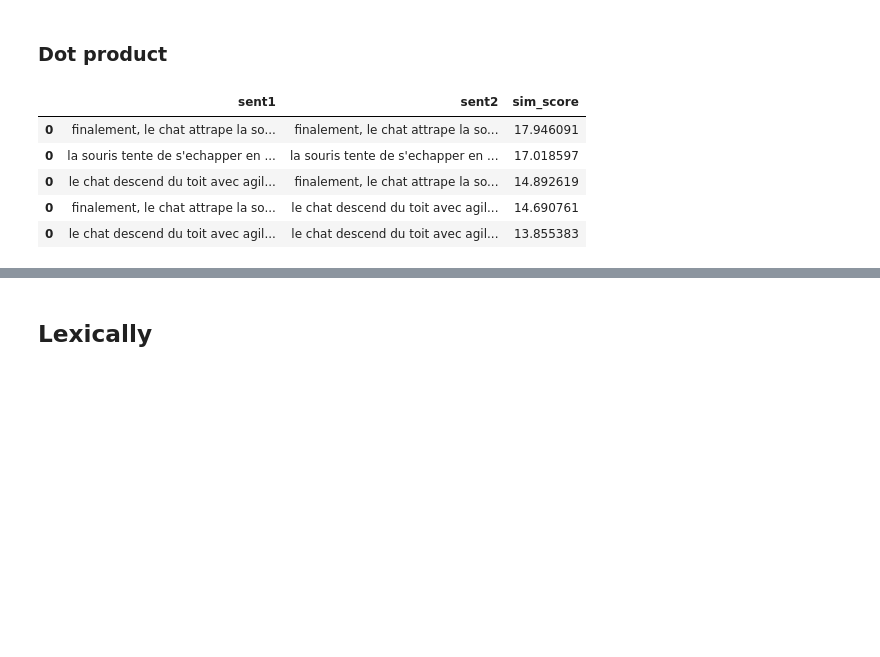
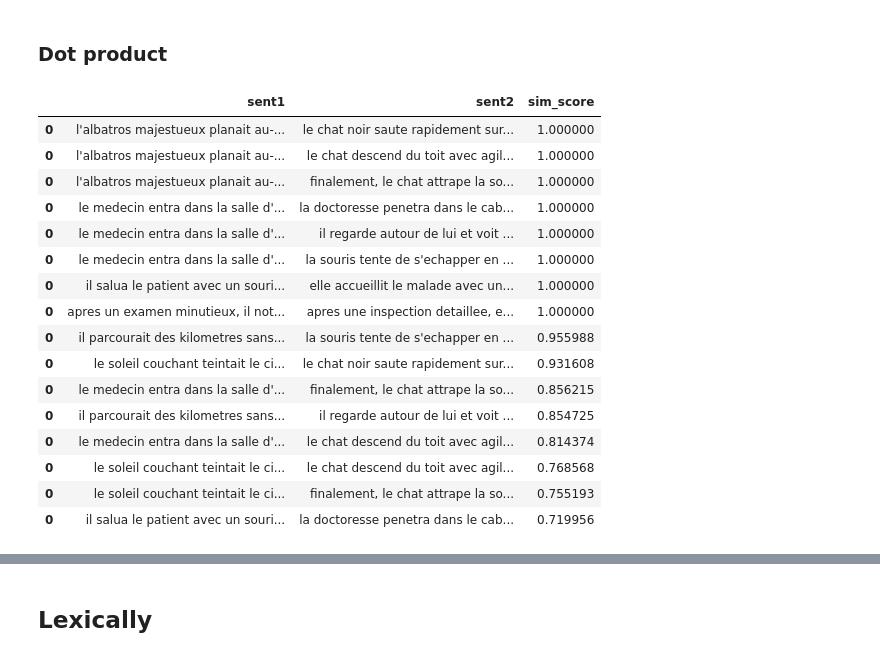
Before and after one commit to nacefbm/keywords_2024, a Jupyter notebook: CLEMENT_text_comp/text_comp.ipynb, the cells around one changed output, grey strips where cells are left out. Cells and saved outputs as stored; diff of their text form; code cells hidden in the pictures; blank space fills up the shorter version.

```diff
--- a/CLEMENT_text_comp/text_comp.ipynb
+++ b/CLEMENT_text_comp/text_comp.ipynb
@@ -123,7 +127,7 @@ cherchant des indices sur le développement des nouvelles molécules.
 # %%
 text_5 = "Chronic Obstructive Pulmonary Disease (COPD) remains a significant global health challenge, characterized by persistent respiratory symptoms and airflow limitation due to airway and/or alveolar abnormalities. Recent advances in COPD management focus on personalized medicine, targeting specific phenotypes and endotypes to optimize therapeutic outcomes. Inhaled bronchodilators, such as long-acting beta-agonists (LABAs) and long-acting muscarinic antagonists (LAMAs), remain the cornerstone of pharmacotherapy. However, the advent of biologics, particularly monoclonal antibodies targeting interleukins implicated in the inflammatory process, holds promise for patients with eosinophilic COPD. Additionally, non-pharmacological interventions, including pulmonary rehabilitation and lifestyle modifications like smoking cessation, play crucial roles in comprehensive COPD care. Innovative approaches, such as telemedicine and digital health tools, are enhancing patient monitoring and adherence, ultimately improving quality of life and reducing exacerbation rates. As research continues, the integration of genomics and biomarkers in routine practice could further refine treatment strategies, offering a more tailored approach to COPD management."
 # %%
-THRESHOLD = 0.80
+THRESHOLD = 0.70
 MODULARITY = "greedy"
 # %% [markdown]
 ### diffchecker - exact matching
@@ -188,8 +188,8 @@ def break_into_chunks(text, split = 'sentences'):
 #input_2 = "A fast, brown fox leaps over a sleepy dog. this black cat likes water."
 #input_1 = "proie: Nul ne vit més se il ne proie. Por ce dirai l'estat du monde, Qui de toz biens se vuide et monde. Relegieus premierement Deussent vivre saintement, Ce croi, selonc m'entencion. Si a double religion: Li un sont moine blanc et noir"
 #input_2 = "proie: nul ne vit plus que de proies. C'est pourquoi je vais dire l'état où est ce monde, qui de tout bien se vide et s'émonde. Tout d'abord, les religieux devraient vivre saintement: c'est mon avis. Or, ils sont de deux sortes: les uns sont des moines blancs ou noirs"
-input_1 = text_1
-input_2 = text_2
+input_1 = text_3
+input_2 = text_4
 
 text1_norm = normalize_text(input_1)
 text2_norm = normalize_text(input_2)
@@ -372,6 +374,15 @@ def color_sim_score(val):
     cmap = plt.cm.plasma  # Use 'plasma' colormap for visualization
     color = cmap(val)  # Get color based on value
     return f'background-color: {color}'
+
+def dist_to_sim(matrix):
+    return 1/(1+matrix)
+
+
+def normalize_matrix(matrix):
+    scaler = MinMaxScaler()
+    scaled_matrix = scaler.fit_transform(matrix)
+    return scaled_matrix
 # %% [markdown]
 ## Semantically
 # %% [markdown]
@@ -468,17 +436,30 @@ inner_product_matrix = np.zeros((num_embeddings1, num_embeddings2))
 for i in range(num_embeddings1):
     for j in range(num_embeddings2):
         inner_product_matrix[i, j] = np.dot(embeddings1[i], embeddings2[j])
+
+inner_product_matrix = normalize_matrix(inner_product_matrix)
 # %%
 sim_df_in_prod = pd.DataFrame(inner_product_matrix)
 df_comp_in_prod = get_comp_sentences(sim_df_in_prod, chunks_1, chunks_2)
-df_comp_in_prod.head()
+df_comp_in_prod.head(20)
 # %% [output]
 |  | sent1 | sent2 | sim_score |
-| 0 | finalement, le chat attrape la so... | finalement, le chat attrape la so... | 17.946091 |
-| 0 | la souris tente de s'echapper en ... | la souris tente de s'echapper en ... | 17.018597 |
-| 0 | le chat descend du toit avec agil... | finalement, le chat attrape la so... | 14.892619 |
-| 0 | finalement, le chat attrape la so... | le chat descend du toit avec agil... | 14.690761 |
-| 0 | le chat descend du toit avec agil... | le chat descend du toit avec agil... | 13.855383 |
+| 0 | l'albatros majestueux planait au-... | le chat noir saute rapidement sur... | 1.000000 |
+| 0 | l'albatros majestueux planait au-... | le chat descend du toit avec agil... | 1.000000 |
+| 0 | l'albatros majestueux planait au-... | finalement, le chat attrape la so... | 1.000000 |
+| 0 | le medecin entra dans la salle d'... | la doctoresse penetra dans le cab... | 1.000000 |
+| 0 | le medecin entra dans la salle d'... | il regarde autour de lui et voit ... | 1.000000 |
+| 0 | le medecin entra dans la salle d'... | la souris tente de s'echapper en ... | 1.000000 |
+| 0 | il salua le patient avec un souri... | elle accueillit le malade avec un... | 1.000000 |
+| 0 | apres un examen minutieux, il not... | apres une inspection detaillee, e... | 1.000000 |
+| 0 | il parcourait des kilometres sans... | la souris tente de s'echapper en ... | 0.955988 |
+| 0 | le soleil couchant teintait le ci... | le chat noir saute rapidement sur... | 0.931608 |
+| 0 | le medecin entra dans la salle d'... | finalement, le chat attrape la so... | 0.856215 |
+| 0 | il parcourait des kilometres sans... | il regarde autour de lui et voit ... | 0.854725 |
+| 0 | le medecin entra dans la salle d'... | le chat descend du toit avec agil... | 0.814374 |
+| 0 | le soleil couchant teintait le ci... | le chat descend du toit avec agil... | 0.768568 |
+| 0 | le soleil couchant teintait le ci... | finalement, le chat attrape la so... | 0.755193 |
+| 0 | il salua le patient avec un souri... | la doctoresse penetra dans le cab... | 0.719956 |
 # %%
 make_communities_show_graph(chunks_1, chunks_2, inner_product_matrix)
 # %% [output]
```
Also changed, not shown: parts of 21 cells of this notebook.
